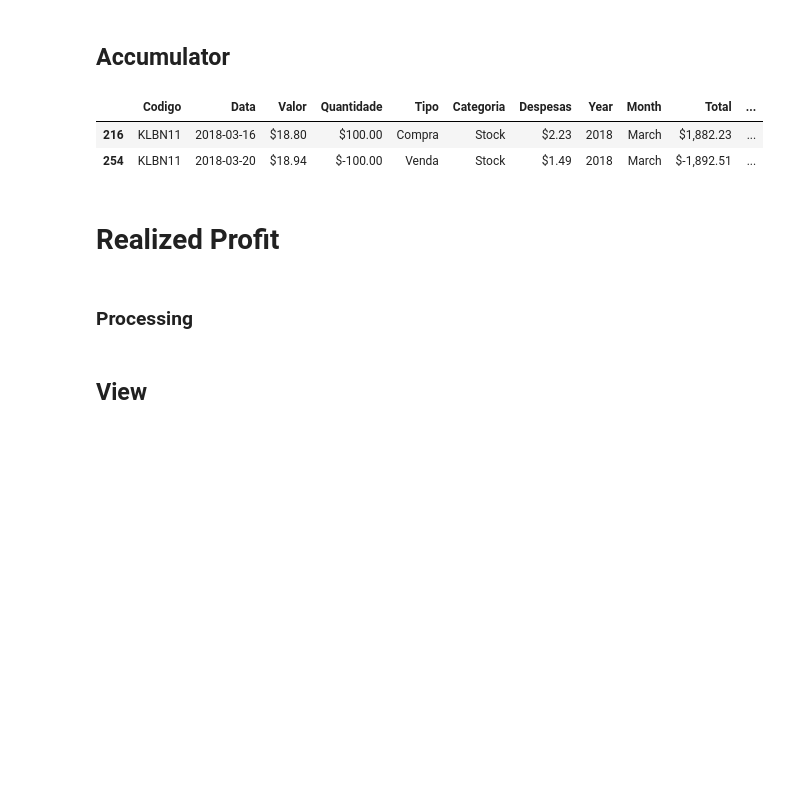
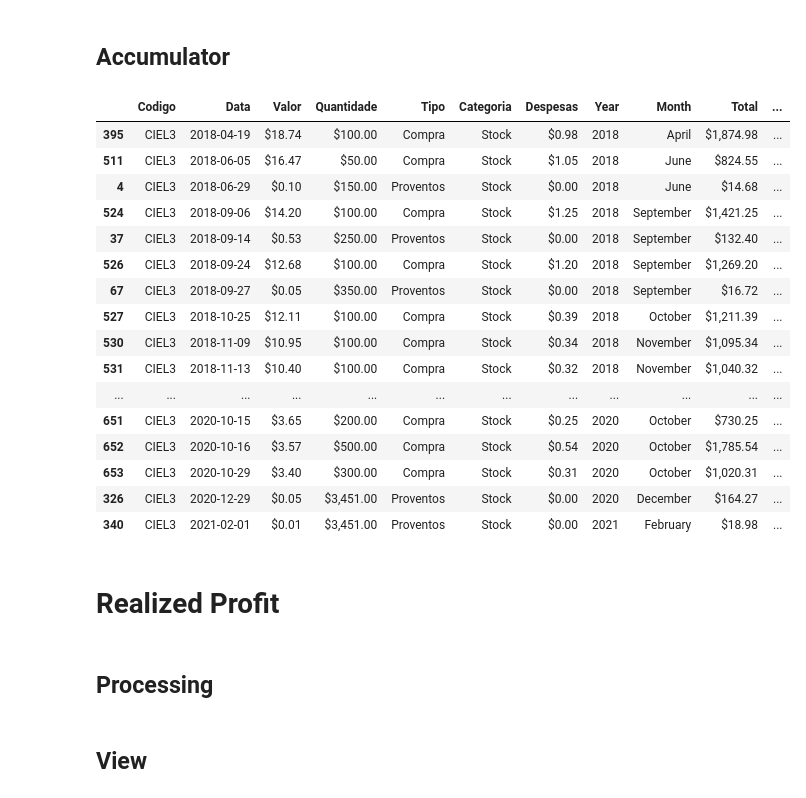
Before and after one commit to engdoreis/Finances, a Jupyter notebook: Finances.ipynb, the cells around one changed output. Drawn from its saved outputs; the diff is of its cells as text; code cells hidden in the pictures; blank space fills up the shorter version.

```diff
--- a/Finances.ipynb
+++ b/Finances.ipynb
@@ -15,7 +15,6 @@ try:
     from oauth2client.client import GoogleCredentials
 
     auth.authenticate_user()
-
     gc = gspread.authorize(GoogleCredentials.get_application_default())
 
     worksheet = gc.open('operations').sheet1
@@ -32,8 +31,8 @@ try:
     %run github/Finances/FinanceTools
     !pip install yfinance
 except:
-    df = pd.read_csv(root + '/Investing/operations.csv')
+    df = pd.read_csv(root + '/Investing/operations_3.csv')
     %run FinanceTools
     # df = pd.read_csv(/operations2021.tsv', delimiter='\t', thousands=',', decimal='.')
 
-display(df.head(2))
+# display(df)
@@ -91,23 +79,0 @@ df
-# %%
-
-import datetime as dt
-import numpy as np
-
-df.Data = df.Data.str.replace('-','/')
-df['Data'] = pd.to_datetime(df.Data, format='%d/%m/%Y')
-df['Year'] = pd.DatetimeIndex(df['Data']).year
-df['Month'] = pd.DatetimeIndex(df['Data']).month_name()
-
-#Sort the table by date and Type and reset index numeration
-df.sort_values(by=['Data', 'Tipo'], ascending=[True, True], inplace=True)
-df.reset_index(drop=True, inplace=True)
-
-#turn all sell amount negative
-df.loc[df.Tipo == 'Venda', ['Quantidade']] *= -1
-
-#Get the oldest order date
-startDate = df.iloc[0]['Data'].strftime('%Y-%m-%d')
-
-#Calc Operation Value
-df['Total'] = df.Valor * df.Quantidade + df.Despesas
-df.head(5)
@@ -180,15 +135,29 @@ ta = TableAccumulator()
 df=df.groupby(['Codigo']).apply(ta.ByGroup).reset_index(drop=True).dropna()
 df.sort_values(['Data', 'Tipo'], inplace=True)
 # %%
-df[df.Codigo.str.contains('KLB')]
+df[df.Codigo.str.contains('CIEL3')]
 # %% [output]
 |  | Codigo | Data | Valor | Quantidade | Tipo | Categoria | Despesas | Year | Month | Total | ... |
-| 216 | KLBN11 | 2018-03-16 | $18.80 | $100.00 | Compra | Stock | $2.23 | 2018 | March | $1,882.23 | ... |
-| 254 | KLBN11 | 2018-03-20 | $18.94 | $-100.00 | Venda | Stock | $1.49 | 2018 | March | $-1,892.51 | ... |
+| 395 | CIEL3 | 2018-04-19 | $18.74 | $100.00 | Compra | Stock | $0.98 | 2018 | April | $1,874.98 | ... |
+| 511 | CIEL3 | 2018-06-05 | $16.47 | $50.00 | Compra | Stock | $1.05 | 2018 | June | $824.55 | ... |
+| 4 | CIEL3 | 2018-06-29 | $0.10 | $150.00 | Proventos | Stock | $0.00 | 2018 | June | $14.68 | ... |
+| 524 | CIEL3 | 2018-09-06 | $14.20 | $100.00 | Compra | Stock | $1.25 | 2018 | September | $1,421.25 | ... |
+| 37 | CIEL3 | 2018-09-14 | $0.53 | $250.00 | Proventos | Stock | $0.00 | 2018 | September | $132.40 | ... |
+| 526 | CIEL3 | 2018-09-24 | $12.68 | $100.00 | Compra | Stock | $1.20 | 2018 | September | $1,269.20 | ... |
+| 67 | CIEL3 | 2018-09-27 | $0.05 | $350.00 | Proventos | Stock | $0.00 | 2018 | September | $16.72 | ... |
+| 527 | CIEL3 | 2018-10-25 | $12.11 | $100.00 | Compra | Stock | $0.39 | 2018 | October | $1,211.39 | ... |
+| 530 | CIEL3 | 2018-11-09 | $10.95 | $100.00 | Compra | Stock | $0.34 | 2018 | November | $1,095.34 | ... |
+| 531 | CIEL3 | 2018-11-13 | $10.40 | $100.00 | Compra | Stock | $0.32 | 2018 | November | $1,040.32 | ... |
+| ... | ... | ... | ... | ... | ... | ... | ... | ... | ... | ... | ... |
+| 651 | CIEL3 | 2020-10-15 | $3.65 | $200.00 | Compra | Stock | $0.25 | 2020 | October | $730.25 | ... |
+| 652 | CIEL3 | 2020-10-16 | $3.57 | $500.00 | Compra | Stock | $0.54 | 2020 | October | $1,785.54 | ... |
+| 653 | CIEL3 | 2020-10-29 | $3.40 | $300.00 | Compra | Stock | $0.31 | 2020 | October | $1,020.31 | ... |
+| 326 | CIEL3 | 2020-12-29 | $0.05 | $3,451.00 | Proventos | Stock | $0.00 | 2020 | December | $164.27 | ... |
+| 340 | CIEL3 | 2021-02-01 | $0.01 | $3,451.00 | Proventos | Stock | $0.00 | 2021 | February | $18.98 | ... |
 # %% [markdown]
 # Realized Profit
 # %% [markdown]
-### Processing
+## Processing
 # %%
 
 profit = Profit()
```
Also changed, not shown: parts of 12 cells of this notebook, 1 other file.
